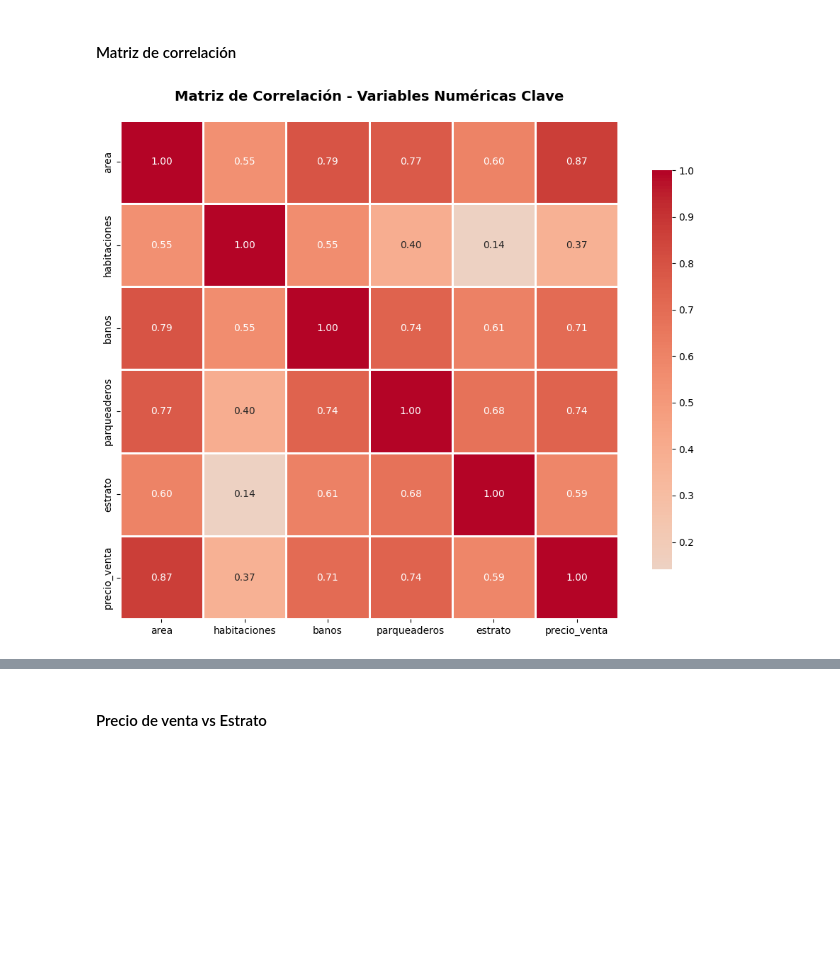
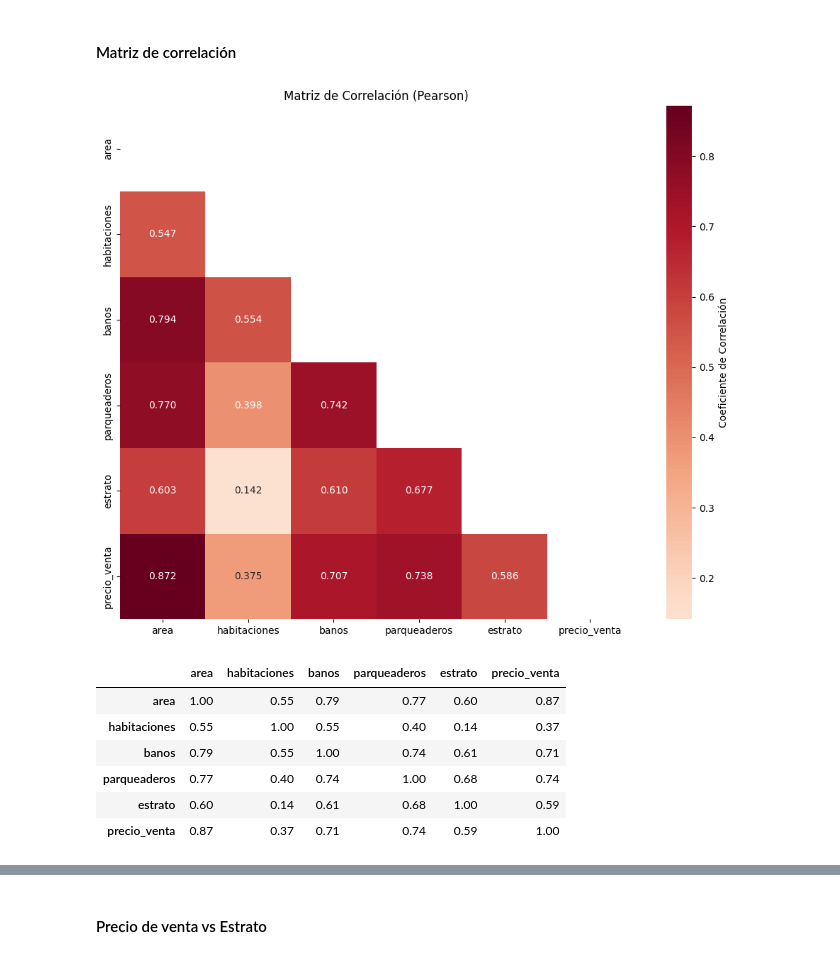
Before and after one commit to maperezp/Taller2-CDA, a Jupyter notebook: Taller2.ipynb, the cells around one changed output, grey strips where cells are left out. Drawn from its saved outputs; the diff is of its cells as text; code cells hidden in the pictures; blank space fills up the shorter version.

```diff
--- a/Taller2.ipynb
+++ b/Taller2.ipynb
@@ -423,18 +423,39 @@ plt.show()
 ## **Análisis Multivariado**
 # %% [markdown]
 #### Matriz de correlación
+# %%
+def calculate_and_plot_correlation_matrix(df_num, method='pearson', mask = False):
+    correlation_matrix = df_num.corr(method=method)
+
+    # Crear máscara para ocultar la parte inferior
+    mask = None if not mask else np.triu(np.ones_like(correlation_matrix, dtype=bool))
+
+    # Heatmap solo parte superior
+    plt.figure(figsize=(10, 8))
+    sns.heatmap(correlation_matrix,
+                mask=mask,
+                annot=True,
+                cmap='RdBu_r',
+                center=0,
+                square=True,
+                fmt='.3f',
+                cbar_kws={'label': 'Coeficiente de Correlación'})
+    plt.title(f'Matriz de Correlación ({method.capitalize()})')
+    plt.tight_layout()
+    plt.show()
+    return correlation_matrix
 # %%
 # Matriz de correlación para variables numéricas
 vars_correlacion = ['area', 'habitaciones', 'banos', 'parqueaderos', 'estrato', 'precio_venta']
 df_correlacion = df_clean[vars_correlacion].dropna()
 
-corr_matrix = df_correlacion.corr()
-
-plt.figure(figsize=(10, 8))
-sns.heatmap(corr_matrix, annot=True, cmap='coolwarm', center=0,
-            square=True, linewidths=1, cbar_kws={"shrink": 0.8}, fmt='.2f')
-plt.title('Matriz de Correlación - Variables Numéricas Clave', fontsize=14, fontweight='bold', pad=20)
-plt.tight_layout()
-plt.show()
+calculate_and_plot_correlation_matrix(df_correlacion, method='pearson', mask=True)
 # %% [output]
-[figure, old version]
+[figure, new version]
+|  | area | habitaciones | banos | parqueaderos | estrato | precio_venta |
+| area | 1.00 | 0.55 | 0.79 | 0.77 | 0.60 | 0.87 |
+| habitaciones | 0.55 | 1.00 | 0.55 | 0.40 | 0.14 | 0.37 |
+| banos | 0.79 | 0.55 | 1.00 | 0.74 | 0.61 | 0.71 |
+| parqueaderos | 0.77 | 0.40 | 0.74 | 1.00 | 0.68 | 0.74 |
+| estrato | 0.60 | 0.14 | 0.61 | 0.68 | 1.00 | 0.59 |
+| precio_venta | 0.87 | 0.37 | 0.71 | 0.74 | 0.59 | 1.00 |
```
Also changed, not shown: parts of 48 cells of this notebook, 1 other file.
